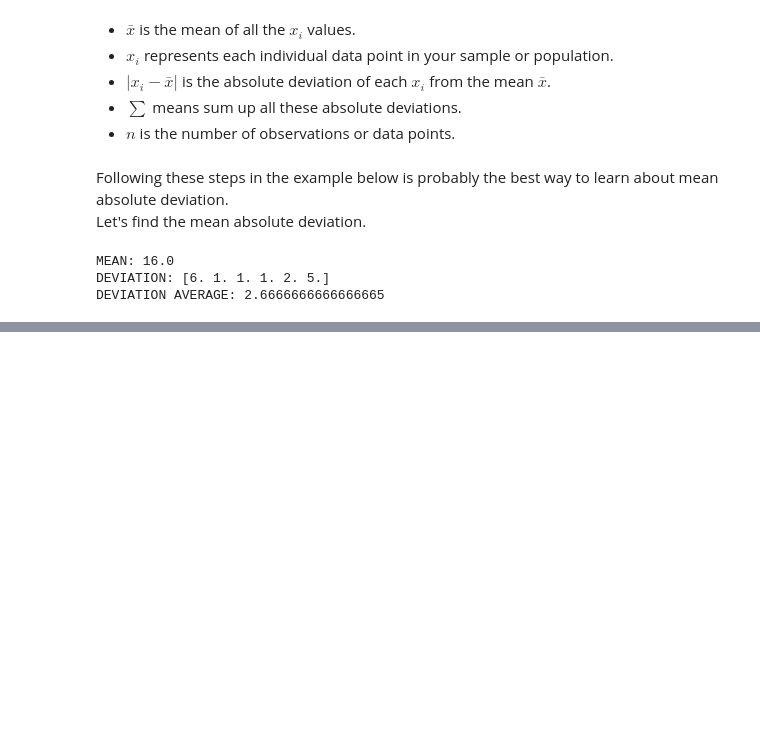
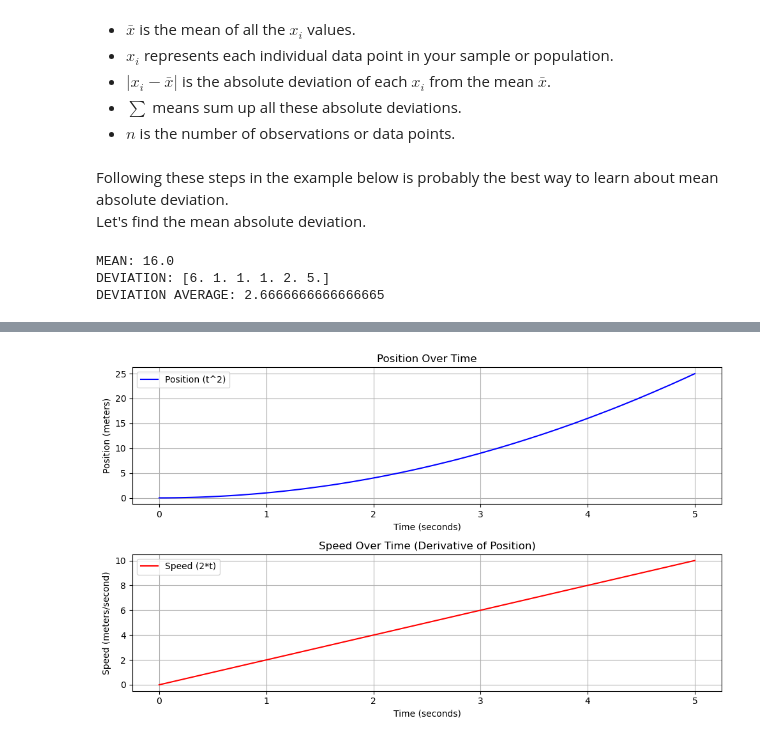
Before and after one commit to Sjahriyar/Ai-Study, a Jupyter notebook: math.ipynb, the cells around one changed output, grey strips where cells are left out. Cells and saved outputs as stored; diff of their text form; code cells hidden in the pictures; blank space fills up the shorter version.

```diff
--- a/math.ipynb
+++ b/math.ipynb
@@ -419,0 +761,46 @@ These metrics provide different insights into model performance, and the choice
+# %%
+# Define the position function (e.g., position over time)
+# Let's say the car's position is given by: position(t) = t^2 (a parabola)
+def position(t):
+    return t**2
+
+# Define the derivative (speed) of the position function
+# The derivative of t^2 is 2*t
+def speed(t):
+    return 2 * t
+
+# Generate time values from 0 to 5 seconds
+time = np.linspace(0, 5, 100)  # 100 points between 0 and 5
+
+# Calculate position and speed for each time value
+positions = position(time)
+speeds = speed(time)
+
+# Create the plot
+plt.figure(figsize=(10, 6))
+
+# Plot the position vs time
+plt.subplot(2, 1, 1)  # 2 rows, 1 column, 1st subplot
+plt.plot(time, positions, label="Position (t^2)", color="blue")
+plt.title("Position Over Time")
+plt.xlabel("Time (seconds)")
+plt.ylabel("Position (meters)")
+plt.grid(True)
+plt.legend()
+
+
+# Plot the speed vs time (derivative of position)
+plt.subplot(2, 1, 2)  # 2 rows, 1 column, 2nd subplot
+plt.plot(time, speeds, label="Speed (2*t)", color="red")
+plt.title("Speed Over Time (Derivative of Position)")
+plt.xlabel("Time (seconds)")
+plt.ylabel("Speed (meters/second)")
+plt.grid(True)
+plt.legend()
+
+plt.
+# Show the plots
+plt.tight_layout()
+plt.show()
+# %% [output]
+[figure, added]
```
Also changed, not shown: parts of 37 cells of this notebook, 7 other files.
